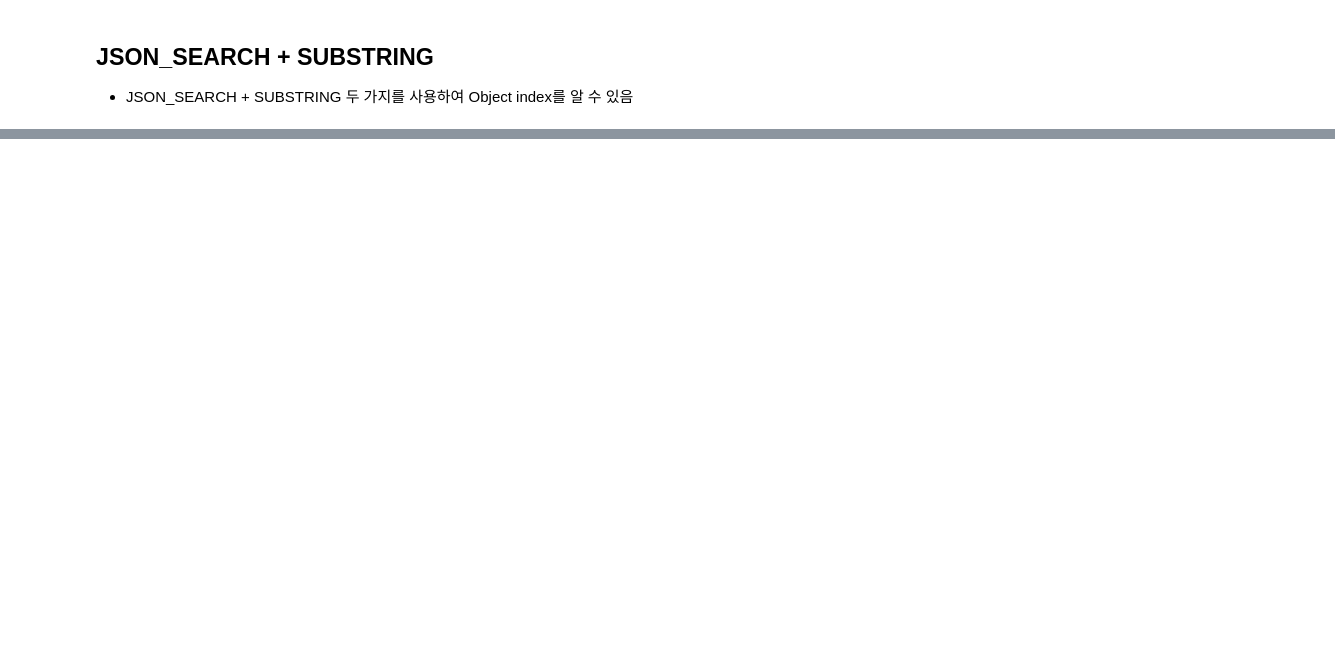
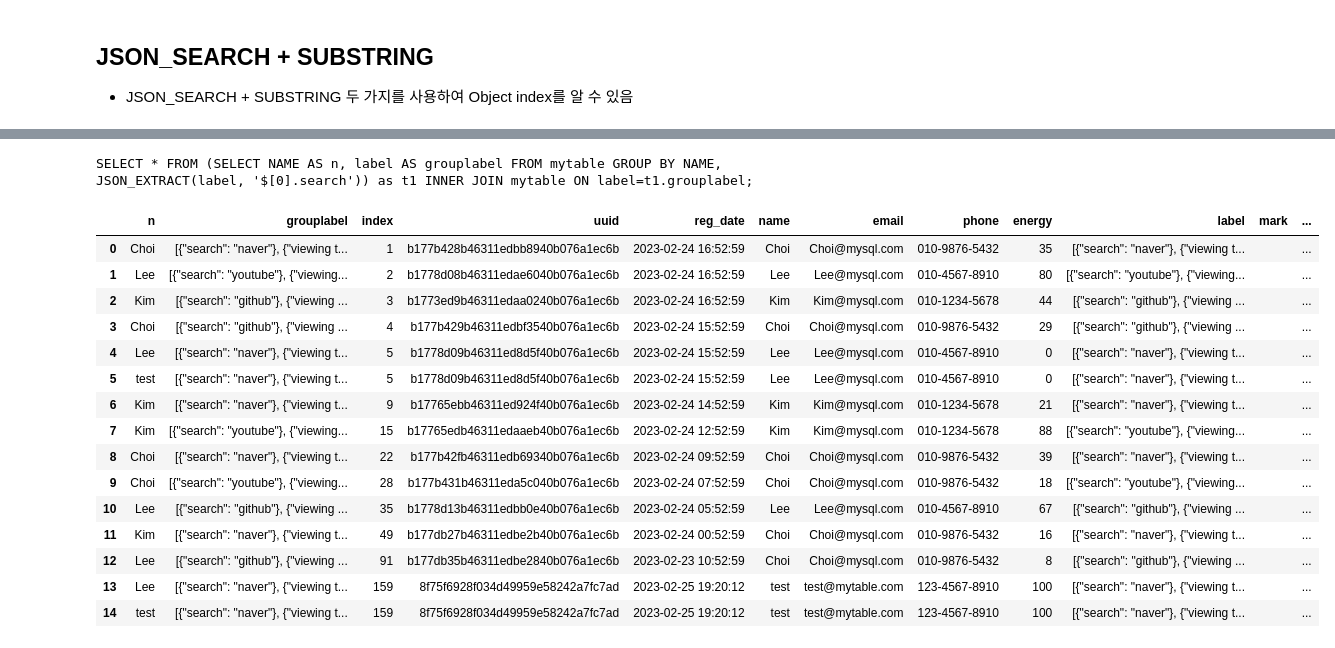
Before and after one commit to IzPerfect/My-dictionary, a Jupyter notebook: pymysql/1. select.ipynb, the cells around one changed output, grey strips where cells are left out. Cells and saved outputs as stored; diff of their text form; code cells hidden in the pictures; blank space fills up the shorter version.

Commit message:
update 1.select and add 2.insert

```diff
--- a/pymysql/1. select.ipynb
+++ b/pymysql/1. select.ipynb
@@ -265,0 +510,26 @@ result
+# %%
+# 그룹화한 테이블1과 기존 테이블
+# 같이 비교할 수 있는 필드가 있어야함. 필드끼리 비교
+sql = "SELECT * FROM (SELECT NAME AS n, label AS grouplabel FROM " + MYSQL_TABLENAME + " GROUP BY NAME, JSON_EXTRACT(label, '$[0].search')) as t1\
+ INNER JOIN " + MYSQL_TABLENAME + " ON label=t1.grouplabel;"
+print(sql)
+result = query(sql, ())
+result
+# %% [output]
+SELECT * FROM (SELECT NAME AS n, label AS grouplabel FROM mytable GROUP BY NAME, JSON_EXTRACT(label, '$[0].search')) as t1 INNER JOIN mytable ON label=t1.grouplabel;
+|  | n | grouplabel | index | uuid | reg_date | name | email | phone | energy | label | mark | ... |
+| 0 | Choi | [{"search": "naver"}, {"viewing t... | 1 | b177b428b46311edbb8940b076a1ec6b | 2023-02-24 16:52:59 | Choi | Choi@mysql.com | 010-9876-5432 | 35 | [{"search": "naver"}, {"viewing t... |  | ... |
+| 1 | Lee | [{"search": "youtube"}, {"viewing... | 2 | b1778d08b46311edae6040b076a1ec6b | 2023-02-24 16:52:59 | Lee | Lee@mysql.com | 010-4567-8910 | 80 | [{"search": "youtube"}, {"viewing... |  | ... |
+| 2 | Kim | [{"search": "github"}, {"viewing ... | 3 | b1773ed9b46311edaa0240b076a1ec6b | 2023-02-24 16:52:59 | Kim | Kim@mysql.com | 010-1234-5678 | 44 | [{"search": "github"}, {"viewing ... |  | ... |
+| 3 | Choi | [{"search": "github"}, {"viewing ... | 4 | b177b429b46311edbf3540b076a1ec6b | 2023-02-24 15:52:59 | Choi | Choi@mysql.com | 010-9876-5432 | 29 | [{"search": "github"}, {"viewing ... |  | ... |
+| 4 | Lee | [{"search": "naver"}, {"viewing t... | 5 | b1778d09b46311ed8d5f40b076a1ec6b | 2023-02-24 15:52:59 | Lee | Lee@mysql.com | 010-4567-8910 | 0 | [{"search": "naver"}, {"viewing t... |  | ... |
+| 5 | test | [{"search": "naver"}, {"viewing t... | 5 | b1778d09b46311ed8d5f40b076a1ec6b | 2023-02-24 15:52:59 | Lee | Lee@mysql.com | 010-4567-8910 | 0 | [{"search": "naver"}, {"viewing t... |  | ... |
+| 6 | Kim | [{"search": "naver"}, {"viewing t... | 9 | b17765ebb46311ed924f40b076a1ec6b | 2023-02-24 14:52:59 | Kim | Kim@mysql.com | 010-1234-5678 | 21 | [{"search": "naver"}, {"viewing t... |  | ... |
+| 7 | Kim | [{"search": "youtube"}, {"viewing... | 15 | b17765edb46311edaaeb40b076a1ec6b | 2023-02-24 12:52:59 | Kim | Kim@mysql.com | 010-1234-5678 | 88 | [{"search": "youtube"}, {"viewing... |  | ... |
+| 8 | Choi | [{"search": "naver"}, {"viewing t... | 22 | b177b42fb46311edb69340b076a1ec6b | 2023-02-24 09:52:59 | Choi | Choi@mysql.com | 010-9876-5432 | 39 | [{"search": "naver"}, {"viewing t... |  | ... |
+| 9 | Choi | [{"search": "youtube"}, {"viewing... | 28 | b177b431b46311eda5c040b076a1ec6b | 2023-02-24 07:52:59 | Choi | Choi@mysql.com | 010-9876-5432 | 18 | [{"search": "youtube"}, {"viewing... |  | ... |
+| 10 | Lee | [{"search": "github"}, {"viewing ... | 35 | b1778d13b46311edbb0e40b076a1ec6b | 2023-02-24 05:52:59 | Lee | Lee@mysql.com | 010-4567-8910 | 67 | [{"search": "github"}, {"viewing ... |  | ... |
+| 11 | Kim | [{"search": "naver"}, {"viewing t... | 49 | b177db27b46311edbe2b40b076a1ec6b | 2023-02-24 00:52:59 | Choi | Choi@mysql.com | 010-9876-5432 | 16 | [{"search": "naver"}, {"viewing t... |  | ... |
+| 12 | Lee | [{"search": "github"}, {"viewing ... | 91 | b177db35b46311edbe2840b076a1ec6b | 2023-02-23 10:52:59 | Choi | Choi@mysql.com | 010-9876-5432 | 8 | [{"search": "github"}, {"viewing ... |  | ... |
+| 13 | Lee | [{"search": "naver"}, {"viewing t... | 159 | 8f75f6928f034d49959e58242a7fc7ad | 2023-02-25 19:20:12 | test | test@mytable.com | 123-4567-8910 | 100 | [{"search": "naver"}, {"viewing t... |  | ... |
+| 14 | test | [{"search": "naver"}, {"viewing t... | 159 | 8f75f6928f034d49959e58242a7fc7ad | 2023-02-25 19:20:12 | test | test@mytable.com | 123-4567-8910 | 100 | [{"search": "naver"}, {"viewing t... |  | ... |
```
Also changed, not shown: parts of 35 cells of this notebook, 1 other file.
